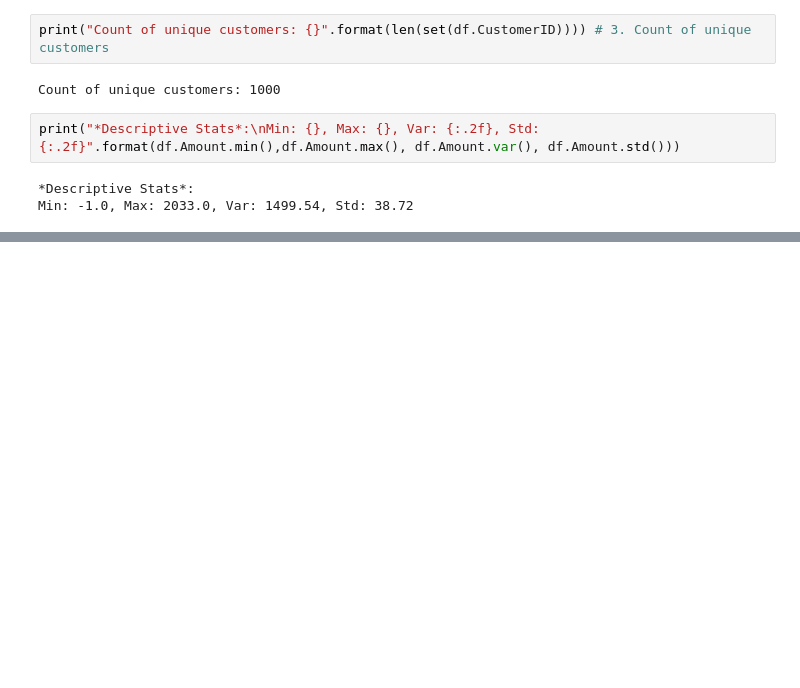
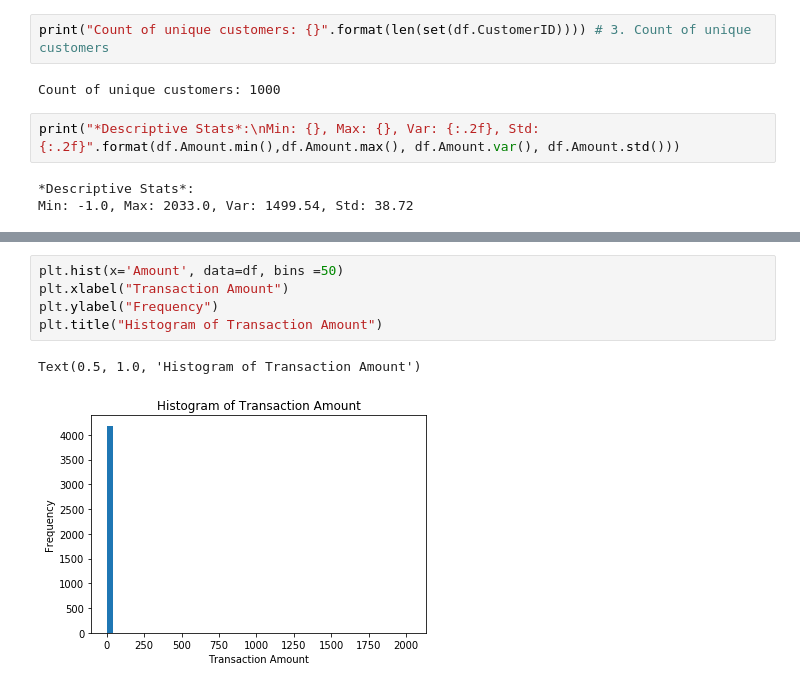
Before and after one commit to sparsh-tekriwal/Customer-Lifetime-Value, a Jupyter notebook: Customer Lifetime Value.ipynb, the cells around one changed output, grey strips where cells are left out. Saved outputs shown, nothing was run; the diff lists cells and outputs as text; blank space fills up the shorter version.

```diff
--- a/Customer Lifetime Value.ipynb
+++ b/Customer Lifetime Value.ipynb
@@ -75,0 +124,8 @@ df["Amount"].plot.bar()
+# %%
+plt.hist(x='Amount', data=df, bins =50)
+plt.xlabel("Transaction Amount")
+plt.ylabel("Frequency")
+plt.title("Histogram of Transaction Amount")
+# %% [output]
+Text(0.5, 1.0, 'Histogram of Transaction Amount')
+[figure, added]
```
Also changed, not shown: parts of 20 cells of this notebook.
